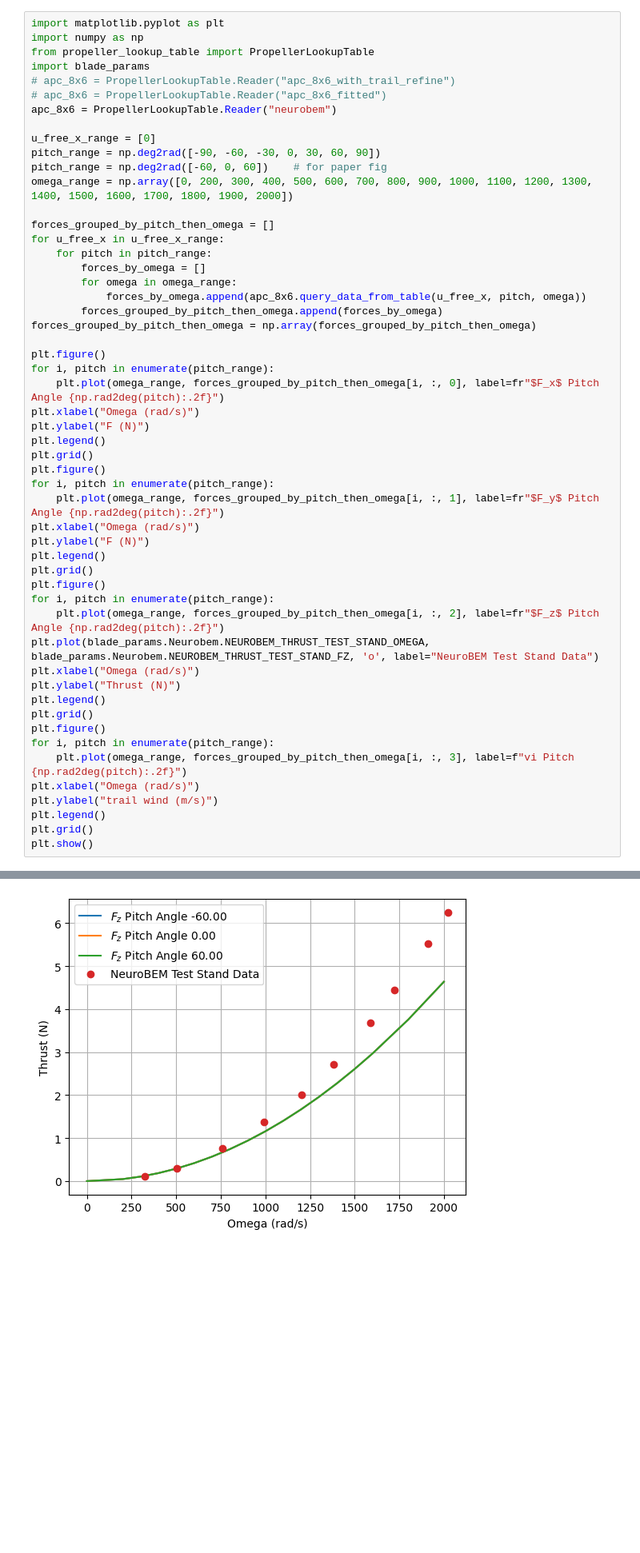
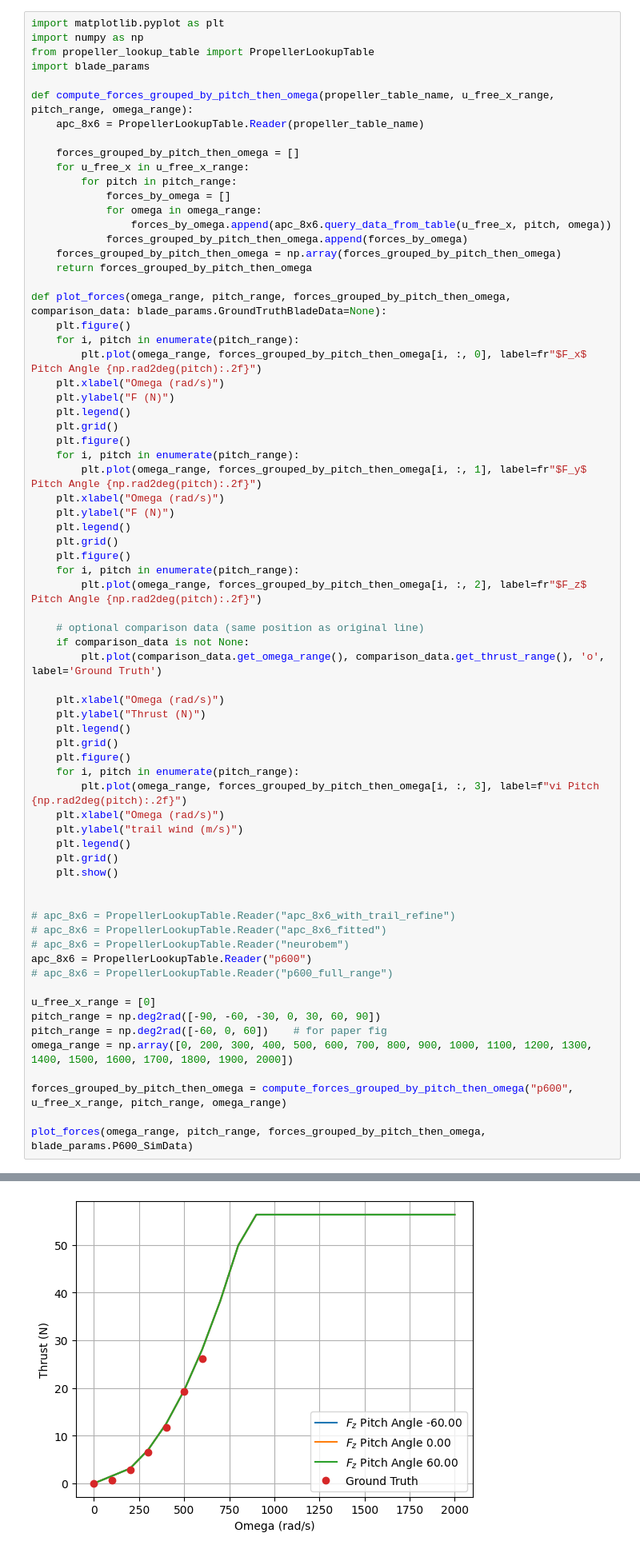
Before and after one commit to zzzzzzhym/aerial_robot_testbed, a Jupyter notebook: inflow_model/propeller_lookup_table_users_guide.ipynb, the cells around one changed output, grey strips where cells are left out. Shown at 80% size. Drawn from its saved outputs; the diff is of its cells as text; blank space fills up the shorter version.

```diff
--- a/inflow_model/propeller_lookup_table_users_guide.ipynb
+++ b/inflow_model/propeller_lookup_table_users_guide.ipynb
@@ -109,52 +146,69 @@ import matplotlib.pyplot as plt
 import numpy as np
 from propeller_lookup_table import PropellerLookupTable
 import blade_params
+
+def compute_forces_grouped_by_pitch_then_omega(propeller_table_name, u_free_x_range, pitch_range, omega_range):
+    apc_8x6 = PropellerLookupTable.Reader(propeller_table_name)
+
+    forces_grouped_by_pitch_then_omega = []
+    for u_free_x in u_free_x_range:
+        for pitch in pitch_range:
+            forces_by_omega = []
+            for omega in omega_range:
+                forces_by_omega.append(apc_8x6.query_data_from_table(u_free_x, pitch, omega))
+            forces_grouped_by_pitch_then_omega.append(forces_by_omega)
+    forces_grouped_by_pitch_then_omega = np.array(forces_grouped_by_pitch_then_omega)
+    return forces_grouped_by_pitch_then_omega
+
+def plot_forces(omega_range, pitch_range, forces_grouped_by_pitch_then_omega, comparison_data: blade_params.GroundTruthBladeData=None):
+    plt.figure()
+    for i, pitch in enumerate(pitch_range):
+        plt.plot(omega_range, forces_grouped_by_pitch_then_omega[i, :, 0], label=fr"$F_x$ Pitch Angle {np.rad2deg(pitch):.2f}")
+    plt.xlabel("Omega (rad/s)")
+    plt.ylabel("F (N)")
+    plt.legend()
+    plt.grid()
+    plt.figure()
+    for i, pitch in enumerate(pitch_range):
+        plt.plot(omega_range, forces_grouped_by_pitch_then_omega[i, :, 1], label=fr"$F_y$ Pitch Angle {np.rad2deg(pitch):.2f}")
+    plt.xlabel("Omega (rad/s)")
+    plt.ylabel("F (N)")
+    plt.legend()
+    plt.grid()
+    plt.figure()
+    for i, pitch in enumerate(pitch_range):
+        plt.plot(omega_range, forces_grouped_by_pitch_then_omega[i, :, 2], label=fr"$F_z$ Pitch Angle {np.rad2deg(pitch):.2f}")
+
+    # optional comparison data (same position as original line)
+    if comparison_data is not None:
+        plt.plot(comparison_data.get_omega_range(), comparison_data.get_thrust_range(), 'o', label='Ground Truth')
+
+    plt.xlabel("Omega (rad/s)")
+    plt.ylabel("Thrust (N)")
+    plt.legend()
+    plt.grid()
+    plt.figure()
+    for i, pitch in enumerate(pitch_range):
+        plt.plot(omega_range, forces_grouped_by_pitch_then_omega[i, :, 3], label=f"vi Pitch {np.rad2deg(pitch):.2f}")
+    plt.xlabel("Omega (rad/s)")
+    plt.ylabel("trail wind (m/s)")
+    plt.legend()
+    plt.grid()
+    plt.show()
+
+
 # apc_8x6 = PropellerLookupTable.Reader("apc_8x6_with_trail_refine")
 # apc_8x6 = PropellerLookupTable.Reader("apc_8x6_fitted")
-apc_8x6 = PropellerLookupTable.Reader("neurobem")
+# apc_8x6 = PropellerLookupTable.Reader("neurobem")
+apc_8x6 = PropellerLookupTable.Reader("p600")
+# apc_8x6 = PropellerLookupTable.Reader("p600_full_range")
 
 u_free_x_range = [0]
 pitch_range = np.deg2rad([-90, -60, -30, 0, 30, 60, 90])
 pitch_range = np.deg2rad([-60, 0, 60])    # for paper fig
 omega_range = np.array([0, 200, 300, 400, 500, 600, 700, 800, 900, 1000, 1100, 1200, 1300, 1400, 1500, 1600, 1700, 1800, 1900, 2000])
 
-forces_grouped_by_pitch_then_omega = []
-for u_free_x in u_free_x_range:
-    for pitch in pitch_range:
-        forces_by_omega = []
-        for omega in omega_range:
-            forces_by_omega.append(apc_8x6.query_data_from_table(u_free_x, pitch, omega))
-        forces_grouped_by_pitch_then_omega.append(forces_by_omega)
-forces_grouped_by_pitch_then_omega = np.array(forces_grouped_by_pitch_then_omega)
+forces_grouped_by_pitch_then_omega = compute_forces_grouped_by_pitch_then_omega("p600", u_free_x_range, pitch_range, omega_range)
 
-plt.figure()
-for i, pitch in enumerate(pitch_range):
-    plt.plot(omega_range, forces_grouped_by_pitch_then_omega[i, :, 0], label=fr"$F_x$ Pitch Angle {np.rad2deg(pitch):.2f}")
-plt.xlabel("Omega (rad/s)")
-plt.ylabel("F (N)")
-plt.legend()
-plt.grid()
-plt.figure()
-for i, pitch in enumerate(pitch_range):
-    plt.plot(omega_range, forces_grouped_by_pitch_then_omega[i, :, 1], label=fr"$F_y$ Pitch Angle {np.rad2deg(pitch):.2f}")
-plt.xlabel("Omega (rad/s)")
-plt.ylabel("F (N)")
-plt.legend()
-plt.grid()
-plt.figure()
-for i, pitch in enumerate(pitch_range):
-    plt.plot(omega_range, forces_grouped_by_pitch_then_omega[i, :, 2], label=fr"$F_z$ Pitch Angle {np.rad2deg(pitch):.2f}")
-plt.plot(blade_params.Neurobem.NEUROBEM_THRUST_TEST_STAND_OMEGA, blade_params.Neurobem.NEUROBEM_THRUST_TEST_STAND_FZ, 'o', label="NeuroBEM Test Stand Data")
-plt.xlabel("Omega (rad/s)")
-plt.ylabel("Thrust (N)")
-plt.legend()
-plt.grid()
-plt.figure()
-for i, pitch in enumerate(pitch_range):
-    plt.plot(omega_range, forces_grouped_by_pitch_then_omega[i, :, 3], label=f"vi Pitch {np.rad2deg(pitch):.2f}")
-plt.xlabel("Omega (rad/s)")
-plt.ylabel("trail wind (m/s)")
-plt.legend()
-plt.grid()
-plt.show()
+plot_forces(omega_range, pitch_range, forces_grouped_by_pitch_then_omega, blade_params.P600_SimData)
 # %% [output]
@@ -164 +236 @@ plt.show()
-[figure, old version]
+[figure, new version]
```
Also changed, not shown: parts of 3 cells of this notebook, 40 other files.
